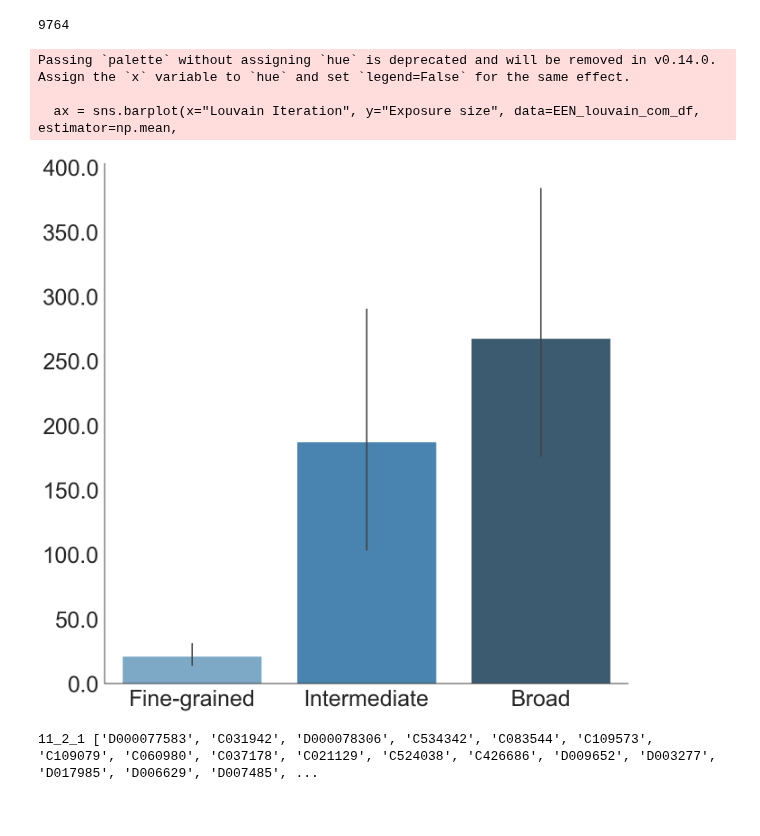
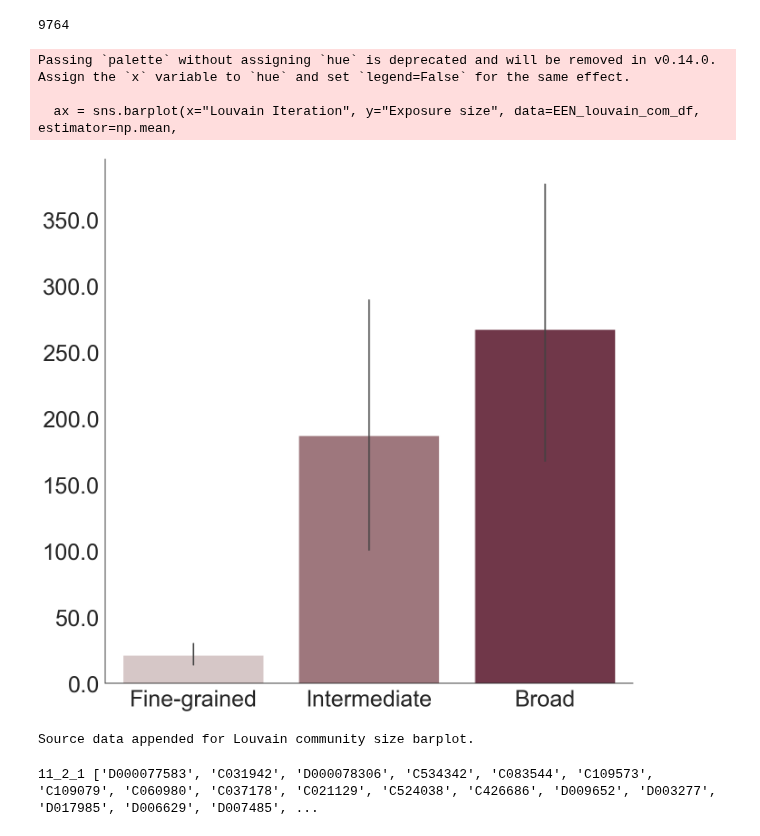
Before and after one commit to menchelab/Exposome, a Jupyter notebook: Exp_fin_4_Louvain_Clustering.ipynb, the cells around one changed output. Cells and saved outputs as stored; diff of their text form; code cells hidden in the pictures.

Commit message:
Communities EEN/GGN

```diff
--- a/Exp_fin_4_Louvain_Clustering.ipynb
+++ b/Exp_fin_4_Louvain_Clustering.ipynb
@@ -696,6 +779,19 @@ with open ('output/Communities/Louvain/weighted_ji_middle_communities_dict.pickl
 
 with open ('output/Communities/Louvain/weighted_ji_broad_communities_dict.pickle', 'rb') as fp:
     broad_communities_dict = pk.load(fp)
+# %%
+fine_grained_communities_community_size=[]
+middle_communities_community_size=[]
+broad_communities_community_size=[]
+
+for com,expset in fine_grained_communities_dict.items():
+    fine_grained_communities_community_size.append(len(expset))
+
+for com,expset in middle_communities_dict.items():
+    middle_communities_community_size.append(len(expset))
+
+for com,expset in broad_communities_dict.items():
+    broad_communities_community_size.append(len(expset))
 # %%
 tot_exp = []
 for c,explist in fine_grained_communities_dict.items():
@@ -724,33 +820,33 @@ for i in middle_communities_community_size:
 for i in broad_communities_community_size:
     exposuresize_list_tot.append(i)
     group_list.append("Broad")
 
 EEN_louvain_com_df = pd.DataFrame(columns = column_names)
 EEN_louvain_com_df["Exposure size"]=exposuresize_list_tot
 EEN_louvain_com_df["Louvain Iteration"]=group_list
 
 import seaborn as sns
 import matplotlib.pyplot as plt
 
 fig, ax = plt.subplots(figsize=(15, 15))
 sns.set(style="white")
 
 
 ax = sns.barplot(x="Louvain Iteration", y="Exposure size", data=EEN_louvain_com_df, estimator=np.mean,
-                 palette="Blues_d")
+                 palette=['#D8C4C5','#A47179','#7A2D45'])
 
 ax.set_xlabel("",fontsize=32)
 ax.set_ylabel("",fontsize=32)
 ax.spines['top'].set_visible(False)
 ax.spines['right'].set_visible(False)
 ax.spines['bottom'].set_visible(True)
 ax.spines['left'].set_visible(True)
 ax.set_yticklabels(ax.get_yticks(), size = 36)
 ax.set_xticklabels(labels, size = 36)
-plt.savefig('output/Figures/SF4A_v01_post_rev.pdf',format='pdf',dpi=300, bbox_inches = "tight")
+#plt.savefig('output/Figures/SF4A_v01_post_rev.pdf',format='pdf',dpi=300, bbox_inches = "tight")
 plt.show()
 # %% [output]
 Passing `palette` without assigning `hue` is deprecated and will be removed in v0.14.0. Assign the `x` variable to `hue` and set `legend=False` for the same effect.
 
   ax = sns.barplot(x="Louvain Iteration", y="Exposure size", data=EEN_louvain_com_df, estimator=np.mean,
-[figure, old version]
+[figure, new version]
@@ -757,3 +859,22 @@ Passing `palette` without assigning `hue` is deprecated and will be removed in v
+# %%
+excel_path = "output/Source_Data_exposurome.xlsx"
+
+with pd.ExcelWriter(
+        excel_path,
+        engine="openpyxl",
+        mode="a",
+        if_sheet_exists="new"
+    ) as writer:
+
+    EEN_louvain_com_df.to_excel(
+        writer,
+        sheet_name="SF7A",
+        index=False
+    )
+
+print("Source data appended for Louvain community size barplot.")
+# %% [output]
+Source data appended for Louvain community size barplot.
 # %%
 #Now, we will provide a biological characterization via enrichment analysis
 
```
Also changed, not shown: parts of 36 cells of this notebook, 2 other files.
